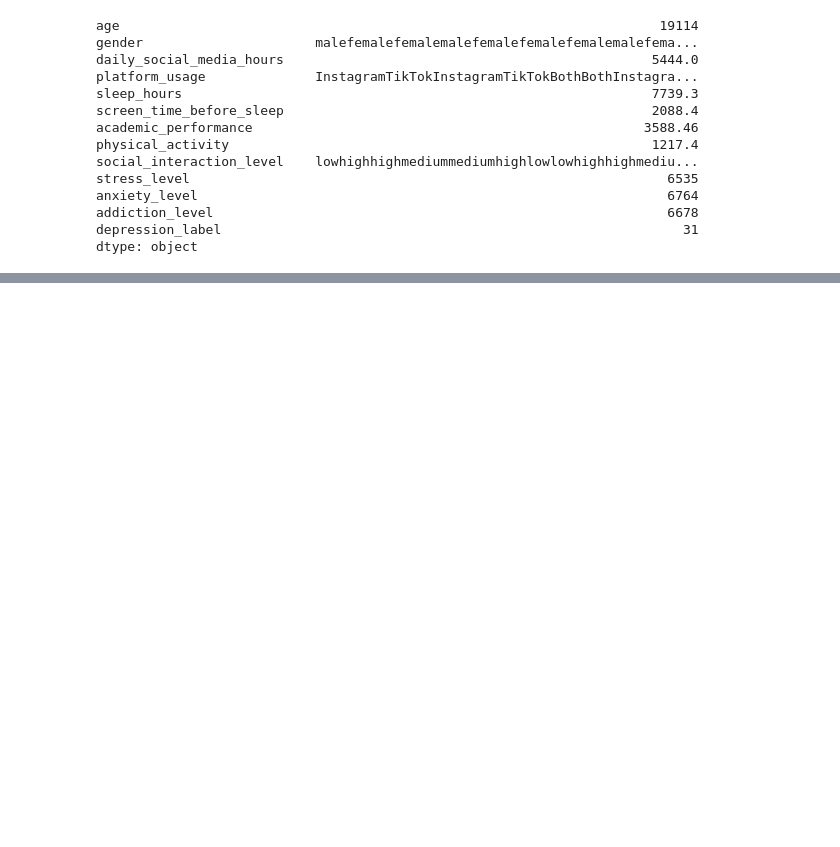
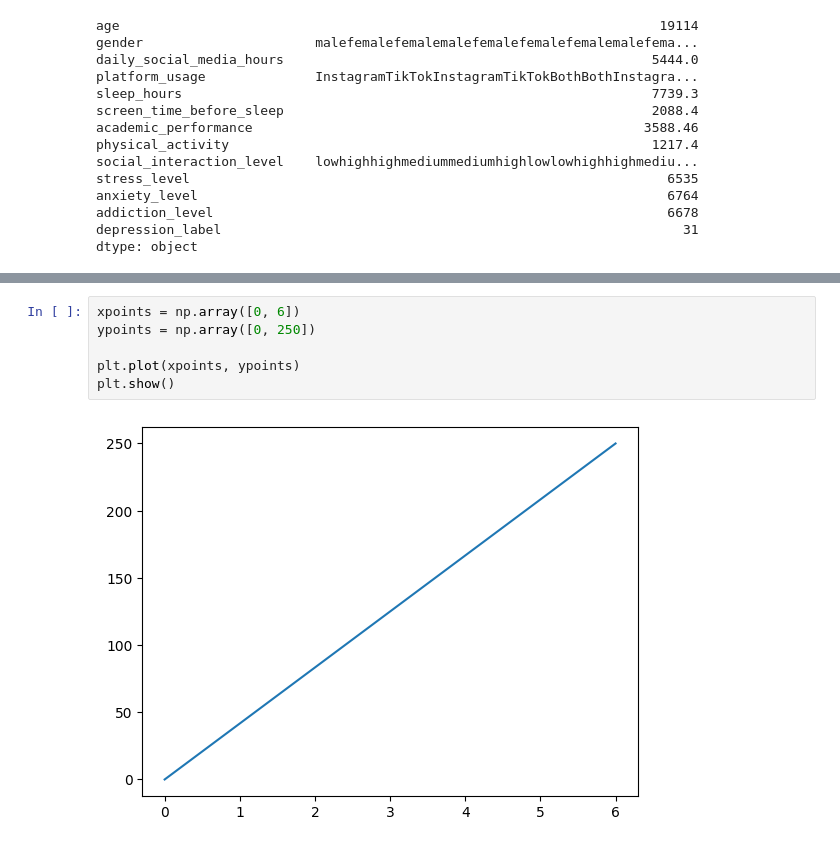
Before and after one commit to Bhavishya007-bit/Python-Data-Science, a Jupyter notebook: Data visualisation/mat_seaborn.ipynb, the cells around one changed output, grey strips where cells are left out. Drawn from its saved outputs; the diff is of its cells as text; blank space fills up the shorter version.

```diff
--- a/Data visualisation/mat_seaborn.ipynb
+++ b/Data visualisation/mat_seaborn.ipynb
@@ -174,0 +230,8 @@ dtype: object
+# %%
+xpoints = np.array([0, 6])
+ypoints = np.array([0, 250])
+
+plt.plot(xpoints, ypoints)
+plt.show()
+# %% [output]
+[figure, added]
```
Also changed, not shown: parts of 28 cells of this notebook.
